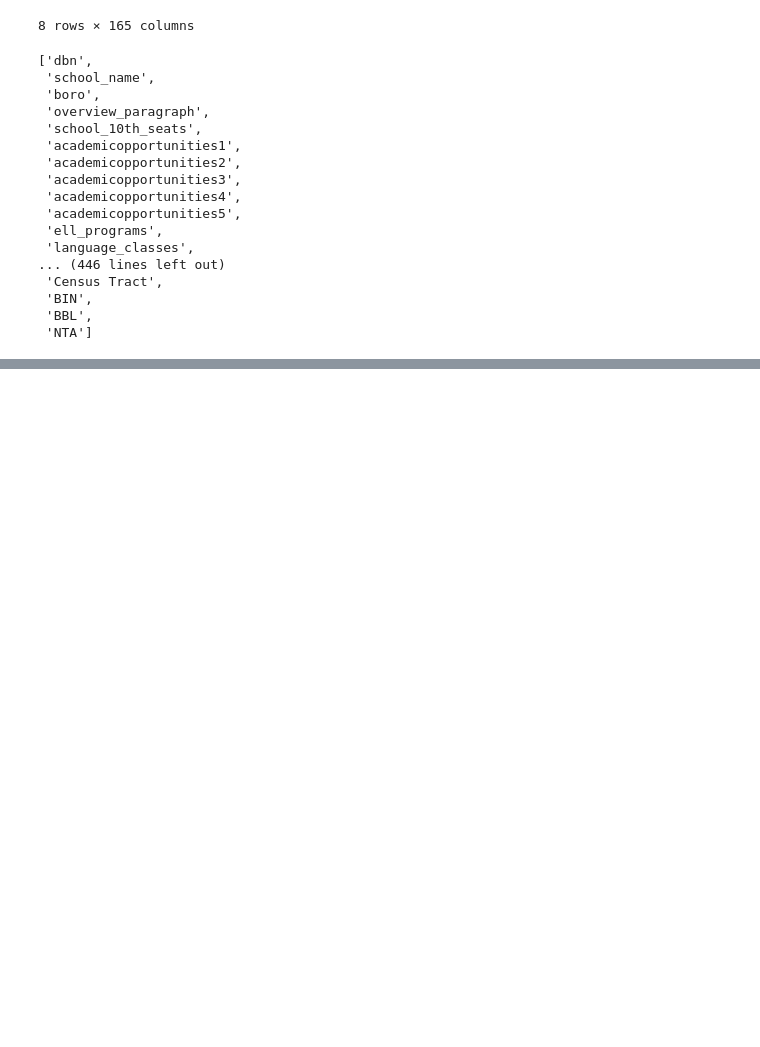
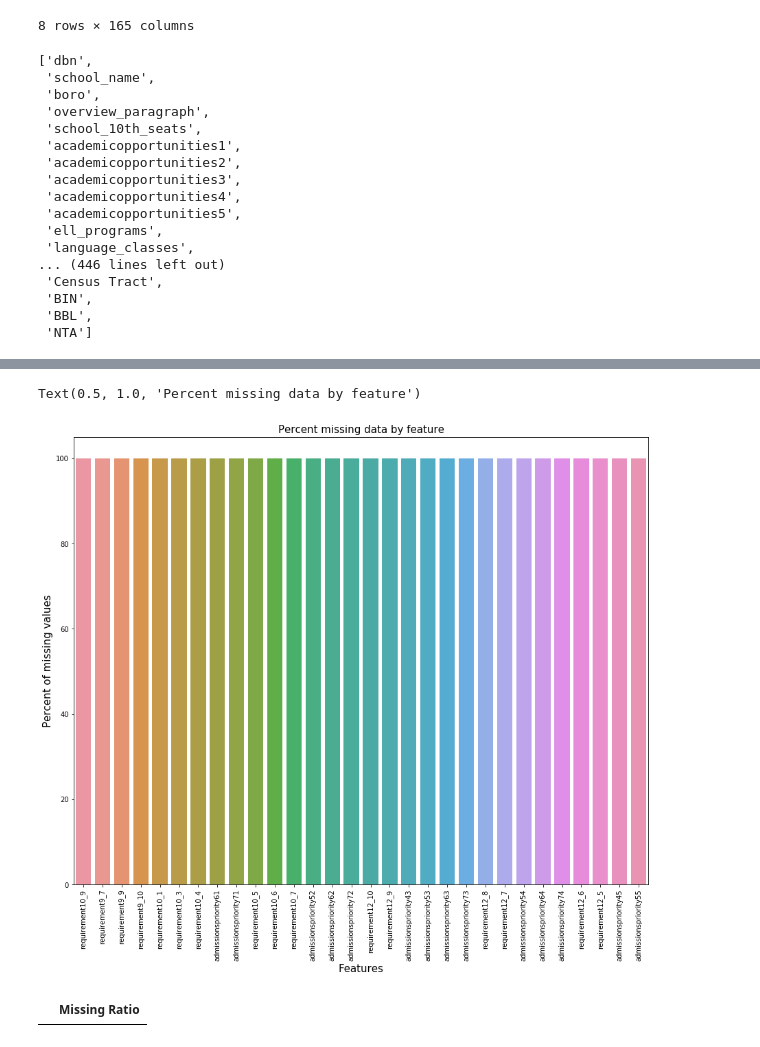
Before and after one commit to Ilroy/DS_Final_Project, a Jupyter notebook: external_testing.ipynb, the cells around one changed output, grey strips where cells are left out. Saved outputs shown, nothing was run; the diff lists cells and outputs as text; code cells hidden in the pictures; blank space fills up the shorter version.

```diff
--- a/external_testing.ipynb
+++ b/external_testing.ipynb
@@ -50,3 +53,8 @@ list(schools_df)
  'BIN',
  'BBL',
  'NTA']
+# %%
+schools_na = (schools_df.isnull().sum() / len(schools_df)) * 100
+schools_na = schools_na.drop(schools_na[schools_na == 0].index).sort_values(ascending=False)[:30]
+schools_missing_data = pd.DataFrame({'Missing Ratio':schools_na})
+schools_missing_data
@@ -52,0 +79,12 @@ list(schools_df)
+# %%
+# Percent missing data by feature
+
+f, ax = plt.subplots(figsize=(15, 12))
+plt.xticks(rotation='90')
+sns.barplot(x=schools_na.index, y=schools_na)
+plt.xlabel('Features', fontsize=15)
+plt.ylabel('Percent of missing values', fontsize=15)
+plt.title('Percent missing data by feature', fontsize=15)
+# %% [output]
+Text(0.5, 1.0, 'Percent missing data by feature')
+[figure, added]
@@ -52,0 +93,7 @@ list(schools_df)
+# %%
+schools_na = (schools_df.isnull().sum() / len(schools_df)) * 100
+schools_na = schools_na.drop(schools_na[schools_na == 0].index).sort_values(ascending=False)[:30]
+schools_missing_data = pd.DataFrame({'Missing Ratio':schools_na})
+schools_missing_data
+# %% [output]
+|  | Missing Ratio |
```
Also changed, not shown: parts of 4 cells of this notebook.
